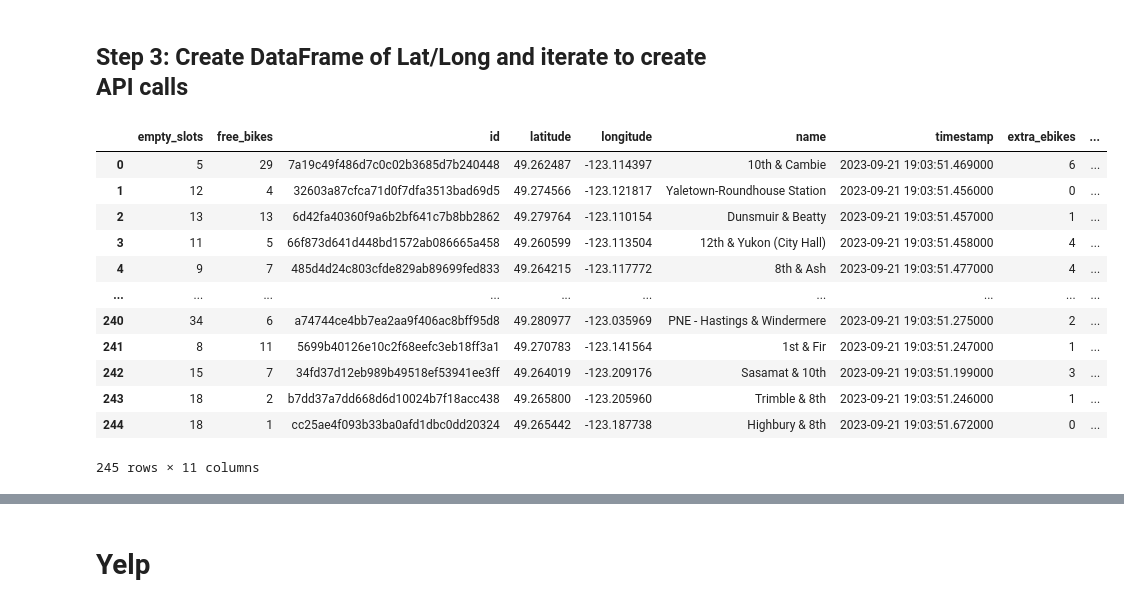
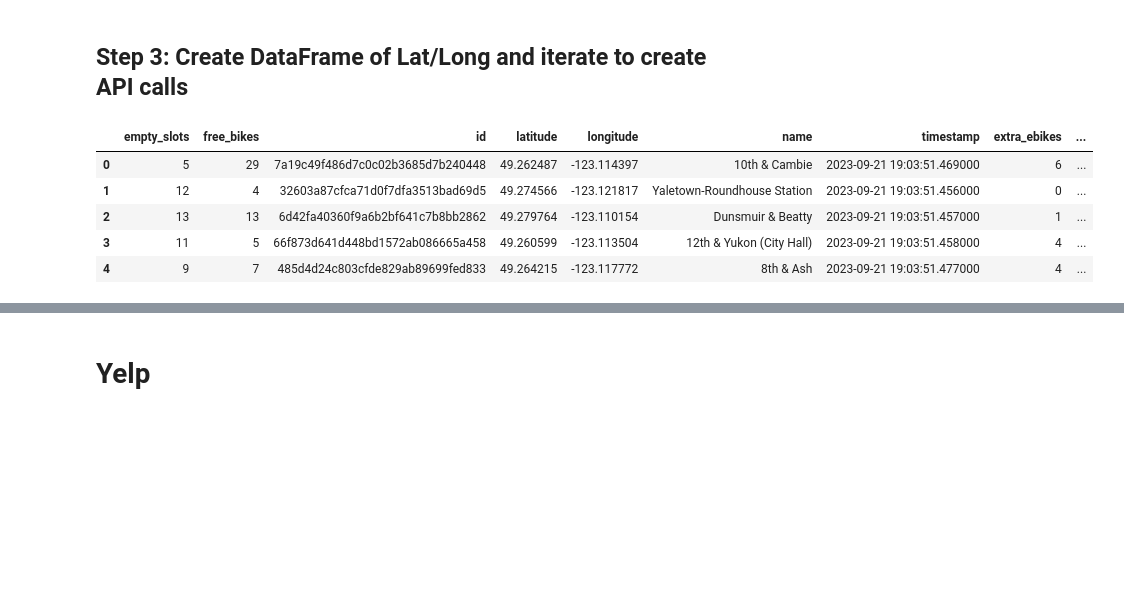
Before and after one commit to j-lepard/LHL-Statistics, a Jupyter notebook: notebooks/yelp_foursquare_EDA.ipynb, the cells around one changed output, grey strips where cells are left out. Saved outputs shown, nothing was run; the diff lists cells and outputs as text; code cells hidden in the pictures; blank space fills up the shorter version.

```diff
--- a/notebooks/yelp_foursquare_EDA.ipynb
+++ b/notebooks/yelp_foursquare_EDA.ipynb
@@ -53,20 +53,14 @@ SET lat_long = (select concat(latitude,',',longitude));'''
 # %%
 import pandas as pd
 
 data = pd.read_csv('../data/city_bikes.csv')
 vancouver_stations = pd.DataFrame(data)
-vancouver_stations
+vancouver_stations_TEST= vancouver_stations.head(5)
+vancouver_stations_TEST
 # %% [output]
 |  | empty_slots | free_bikes | id | latitude | longitude | name | timestamp | extra_ebikes | ... |
 | 0 | 5 | 29 | 7a19c49f486d7c0c02b3685d7b240448 | 49.262487 | -123.114397 | 10th & Cambie | 2023-09-21 19:03:51.469000 | 6 | ... |
 | 1 | 12 | 4 | 32603a87cfca71d0f7dfa3513bad69d5 | 49.274566 | -123.121817 | Yaletown-Roundhouse Station | 2023-09-21 19:03:51.456000 | 0 | ... |
 | 2 | 13 | 13 | 6d42fa40360f9a6b2bf641c7b8bb2862 | 49.279764 | -123.110154 | Dunsmuir & Beatty | 2023-09-21 19:03:51.457000 | 1 | ... |
 | 3 | 11 | 5 | 66f873d641d448bd1572ab086665a458 | 49.260599 | -123.113504 | 12th & Yukon (City Hall) | 2023-09-21 19:03:51.458000 | 4 | ... |
 | 4 | 9 | 7 | 485d4d24c803cfde829ab89699fed833 | 49.264215 | -123.117772 | 8th & Ash | 2023-09-21 19:03:51.477000 | 4 | ... |
-| ... | ... | ... | ... | ... | ... | ... | ... | ... | ... |
-| 240 | 34 | 6 | a74744ce4bb7ea2aa9f406ac8bff95d8 | 49.280977 | -123.035969 | PNE - Hastings & Windermere | 2023-09-21 19:03:51.275000 | 2 | ... |
-| 241 | 8 | 11 | 5699b40126e10c2f68eefc3eb18ff3a1 | 49.270783 | -123.141564 | 1st & Fir | 2023-09-21 19:03:51.247000 | 1 | ... |
-| 242 | 15 | 7 | 34fd37d12eb989b49518ef53941ee3ff | 49.264019 | -123.209176 | Sasamat & 10th | 2023-09-21 19:03:51.199000 | 3 | ... |
-| 243 | 18 | 2 | b7dd37a7dd668d6d10024b7f18acc438 | 49.265800 | -123.205960 | Trimble & 8th | 2023-09-21 19:03:51.246000 | 1 | ... |
-| 244 | 18 | 1 | cc25ae4f093b33ba0afd1dbc0dd20324 | 49.265442 | -123.187738 | Highbury & 8th | 2023-09-21 19:03:51.672000 | 0 | ... |
-245 rows × 11 columns
```
Also changed, not shown: parts of 14 cells of this notebook, 3 other files.
